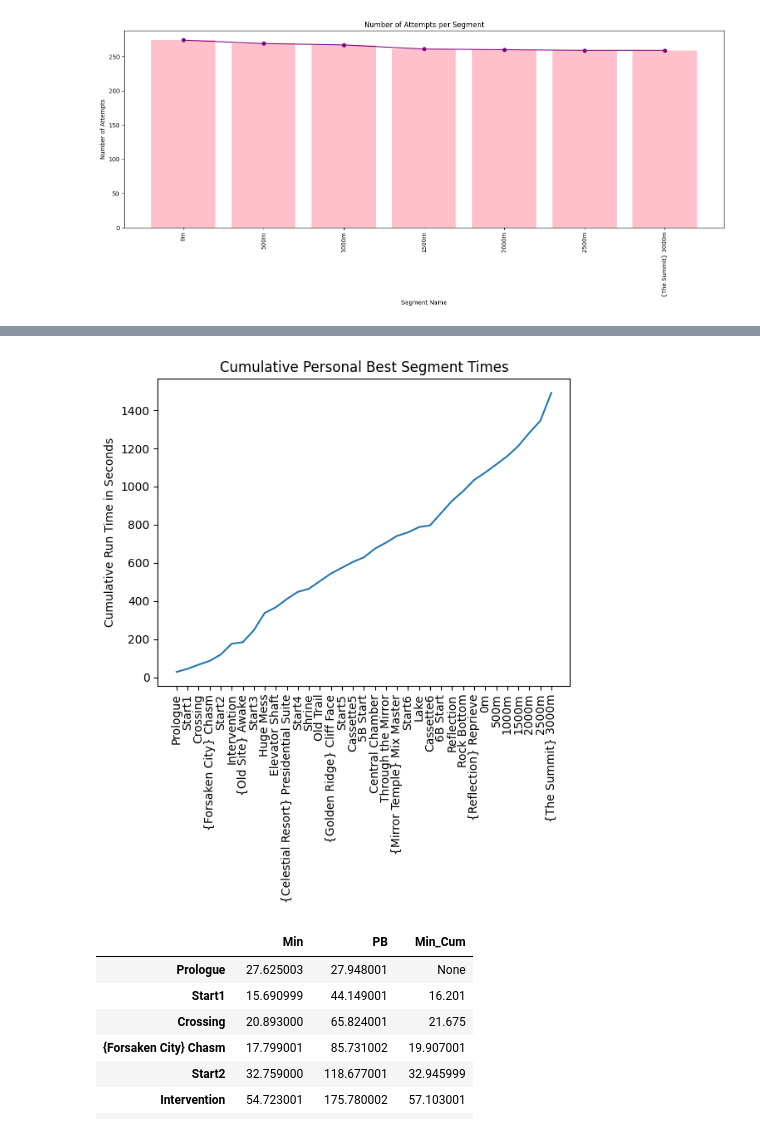
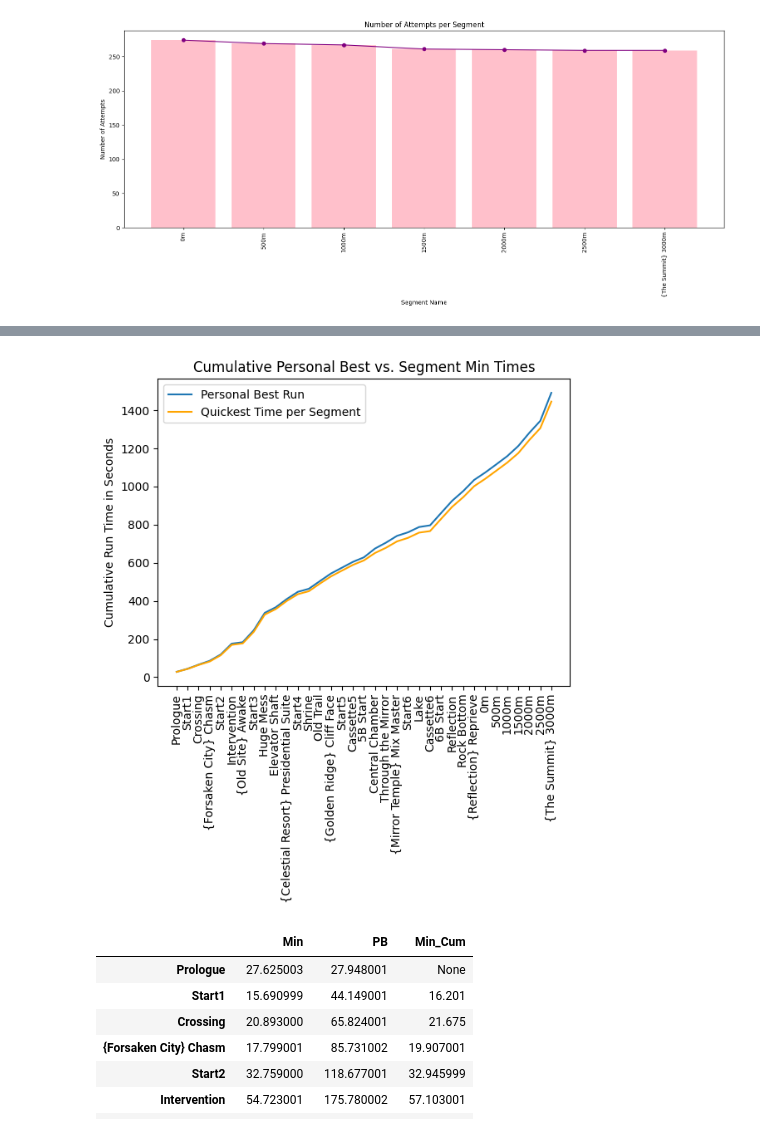
Before and after one commit to elizabethanneTMU820/ElizabethAnne.github.io, a Jupyter notebook: Projects/XML_DataCleaning/SpeedrunXML_to_Table.ipynb, the cells around one changed output, grey strips where cells are left out. Drawn from its saved outputs; the diff is of its cells as text; code cells hidden in the pictures.

```diff
--- a/Projects/XML_DataCleaning/SpeedrunXML_to_Table.ipynb
+++ b/Projects/XML_DataCleaning/SpeedrunXML_to_Table.ipynb
@@ -135,7 +137,6 @@ import csv
 LSS_PATH = "/content/splits_updated.xml"
 CSV_OUT = "attempts_cumulative_s.csv"
 
-#helper functions
 
 #in order to parse the formatting of the time splits in the .lss, use regular expression
 #to convert from strings to numerical values
@@ -148,9 +149,9 @@ _time_re = re.compile(
 
 def parse_time_to_s(text):
     """
-    Parse LiveSplit time like:
+    parse LiveSplit time like:
     '00:12:34.567' (d.hh:mm:ss.fff) → seconds (int).
-    Returns None if text is empty/invalid.
+    returns None if text is empty/invalid.
     """
     if not text:
         return None
@@ -362,0 +364,8 @@ dtype: float64
+# %%
+#first, drop attempt_id
+runs_df = speedrun_df.drop('attempt_id', axis=1)
+
+
+#collect the smallest/min value of each segment
+runs_min = pd.DataFrame(runs_df.min())
+runs_min
@@ -362,0 +390,4 @@ dtype: float64
+# %%
+#calculate and collect running sum of the min runs
+min_list = np.cumsum(runs_min)
+min_list
@@ -389,14 +438,16 @@ for seg in segments_node:
 # %%
 segment = np.array(counts.columns)
 
 pb_array = np.array(pb_list)
 
 plt.plot(segment, pb_array)
+plt.plot(segment, min_list, color="orange")
+plt.legend(['Personal Best Run','Quickest Time per Segment'])
 plt.xticks(rotation=90)
 plt.ylabel("Cumulative Run Time in Seconds")
-plt.title("Cumulative Personal Best Segment Times")
+plt.title("Cumulative Personal Best vs. Segment Min Times")
 plt.show()
 # %% [output]
-[figure, old version]
+[figure, new version]
 # %%
 temp_df = pd.DataFrame()
```
Also changed, not shown: parts of 20 cells of this notebook.
